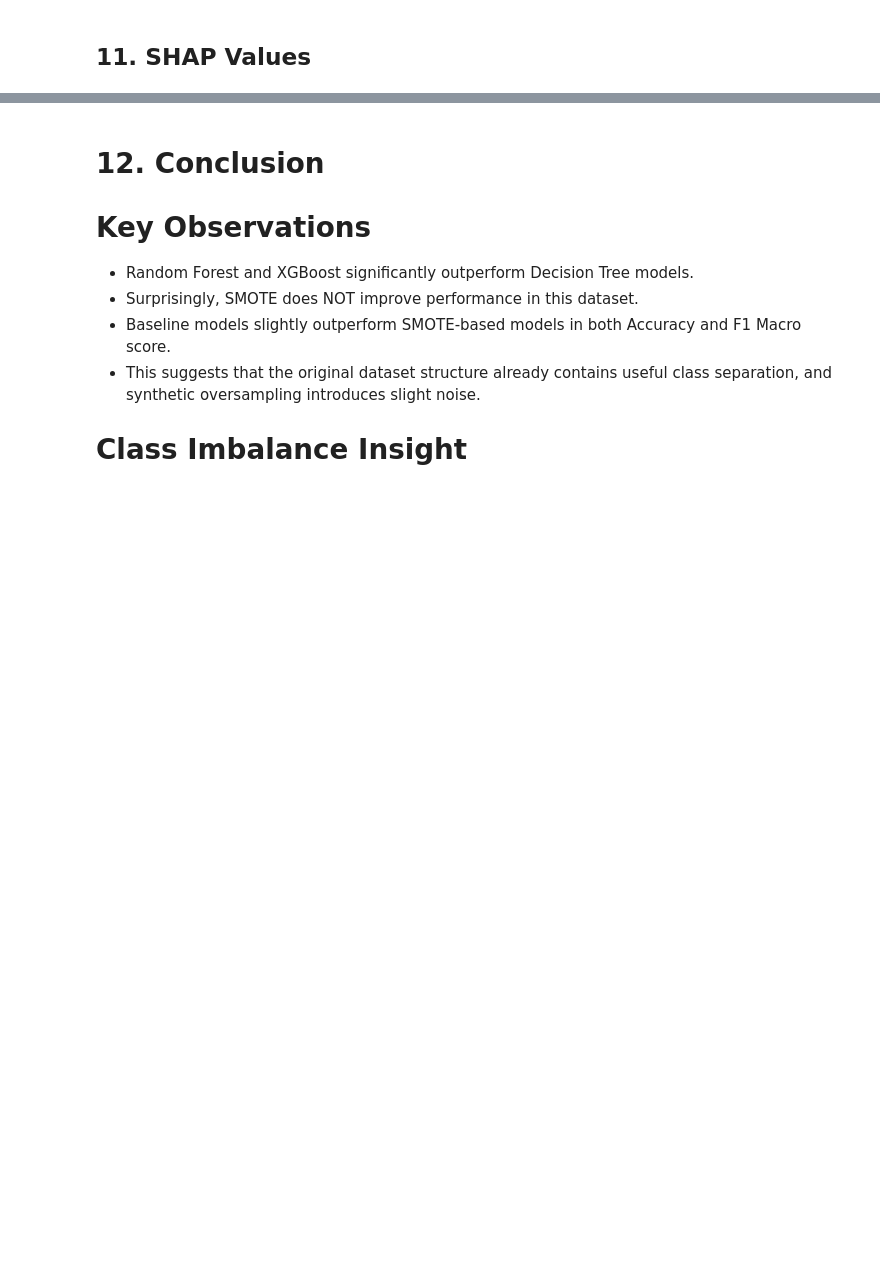
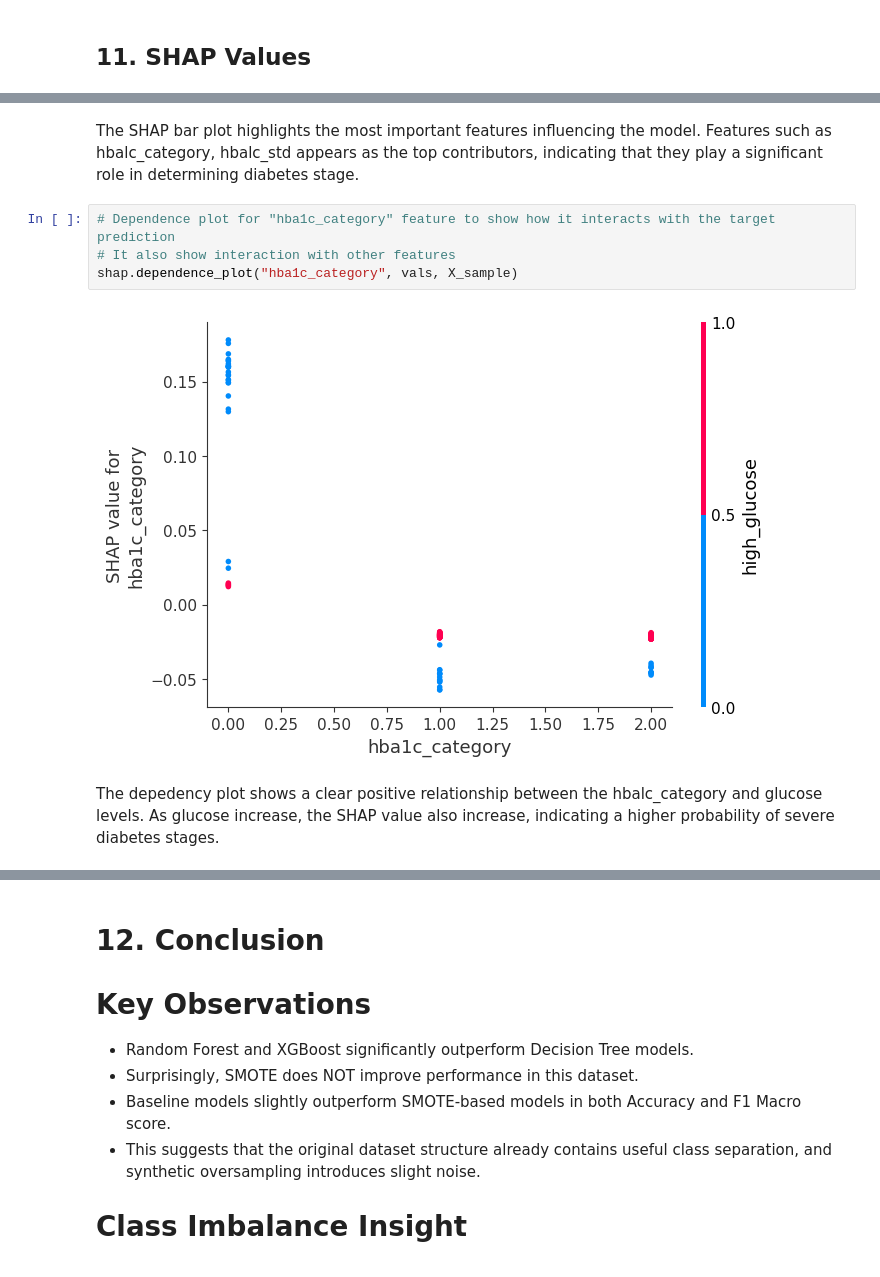
Before and after one commit to RynoGz/mlg382-diabetes-risk-segmentation-system-group-6, a Jupyter notebook: notebooks/modeling.ipynb, the cells around one changed output, grey strips where cells are left out. Drawn from its saved outputs; the diff is of its cells as text; blank space fills up the shorter version.

```diff
--- a/notebooks/modeling.ipynb
+++ b/notebooks/modeling.ipynb
@@ -449 +497,11 @@ plt.show()
+# %% [markdown]
+The SHAP bar plot highlights the most important features influencing the model. Features such as hbalc_category, hbalc_std appears as the top contributors, indicating that they play a significant role in determining diabetes stage.
+# %%
+# Dependence plot for "hba1c_category" feature to show how it interacts with the target prediction
+# It also show interaction with other features
+shap.dependence_plot("hba1c_category", vals, X_sample)
+# %% [output]
+[figure, added]
+# %% [markdown]
+The depedency plot shows a clear positive relationship between the hbalc_category and glucose levels. As glucose increase, the SHAP value also increase, indicating a higher probability of severe diabetes stages.
 # %%
```
Also changed, not shown: parts of 8 cells of this notebook.
